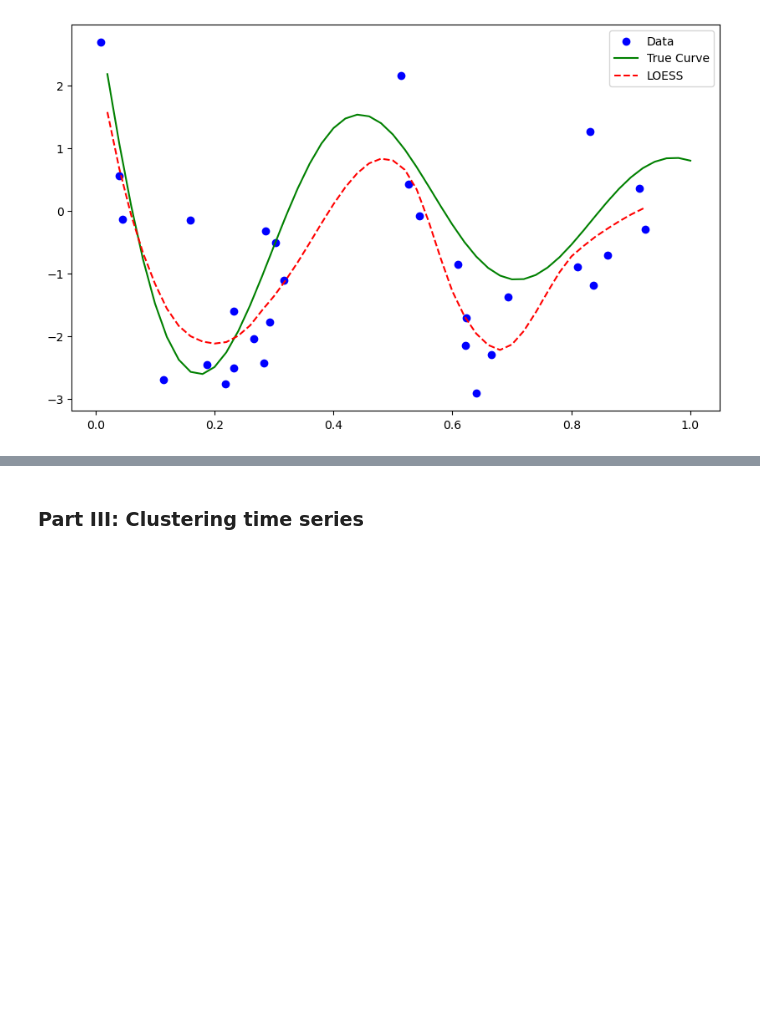
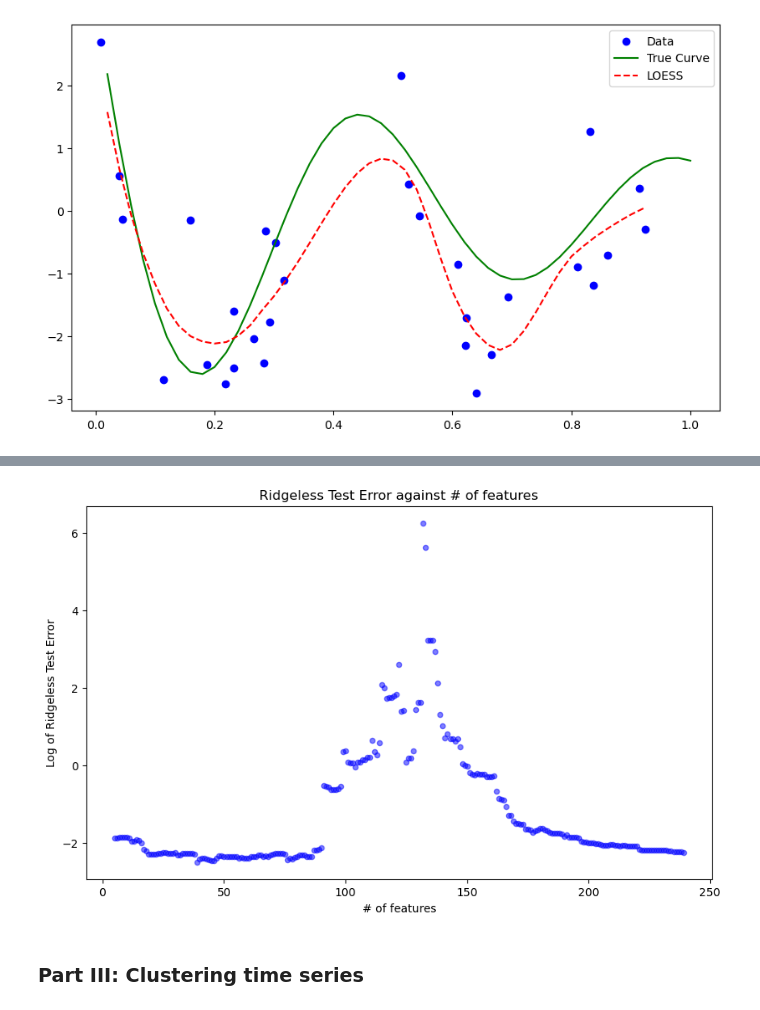
Before and after one commit to lycpaul/cs598-psl, a Jupyter notebook: code3/Assignment_3_1160_ycl7.ipynb, the cells around one changed output, grey strips where cells are left out. Drawn from its saved outputs; the diff is of its cells as text; code cells hidden in the pictures; blank space fills up the shorter version.

```diff
--- a/code3/Assignment_3_1160_ycl7.ipynb
+++ b/code3/Assignment_3_1160_ycl7.ipynb
@@ -213,0 +328,26 @@ plt.show()
+# %%
+from sklearn.linear_model import LinearRegression
+
+ridgeless_training_errors = np.zeros((30, 236))
+ridgeless_test_errors = np.zeros((30, 236))
+
+lr_training_rss = np.zeros((30, 236))
+lr_test_rss = np.zeros((30, 236))
+T = 30 # number of iterations
+
+for d in range(6, 241):
+    for i in range(T):
+        # Randomly partition the data into training (25%) and test (75%).
+        train_data = data_p2.sample(frac=0.25, random_state=1160)
+        test_data = data_p2.drop(train_data.index)
+
+        # ridgeless
+        train_error, test_error = ridgeless(train_data.iloc[:, :d].values, test_data.iloc[:, :d].values)
+        ridgeless_training_errors[i][d-6] = train_error
+        ridgeless_test_errors[i][d-6] = test_error
+
+        # linear regression
+        lr_model = LinearRegression()
+        lr_model.fit(train_data.iloc[:, 1:d], train_data.iloc[:, 0])
+        lr_training_rss[i][d-6] = np.sum((lr_model.predict(train_data.iloc[:, 1:d]) - train_data.iloc[:, 0])**2)
+        lr_test_rss[i][d-6] = np.sum((lr_model.predict(test_data.iloc[:, 1:d]) - test_data.iloc[:, 0])**2)
@@ -214,2 +389,12 @@ plt.show()
+# %%
+# Plotting the Ridgeless Test Error
+plt.figure(figsize=(10, 6))
+plt.scatter(range(5, 241), np.log(np.median(ridgeless_test_errors, axis=0)), label='Log of TestError', color='blue', marker='o', alpha=0.5, s=20)
+plt.title('Ridgeless Test Error against # of features')
+plt.xlabel('# of features')
+plt.ylabel('Log of Ridgeless Test Error')
+plt.show()
+# %% [output]
+[figure, added]
 # %% [markdown]
 ### Part III: Clustering time series
```
Also changed, not shown: parts of 14 cells of this notebook.
